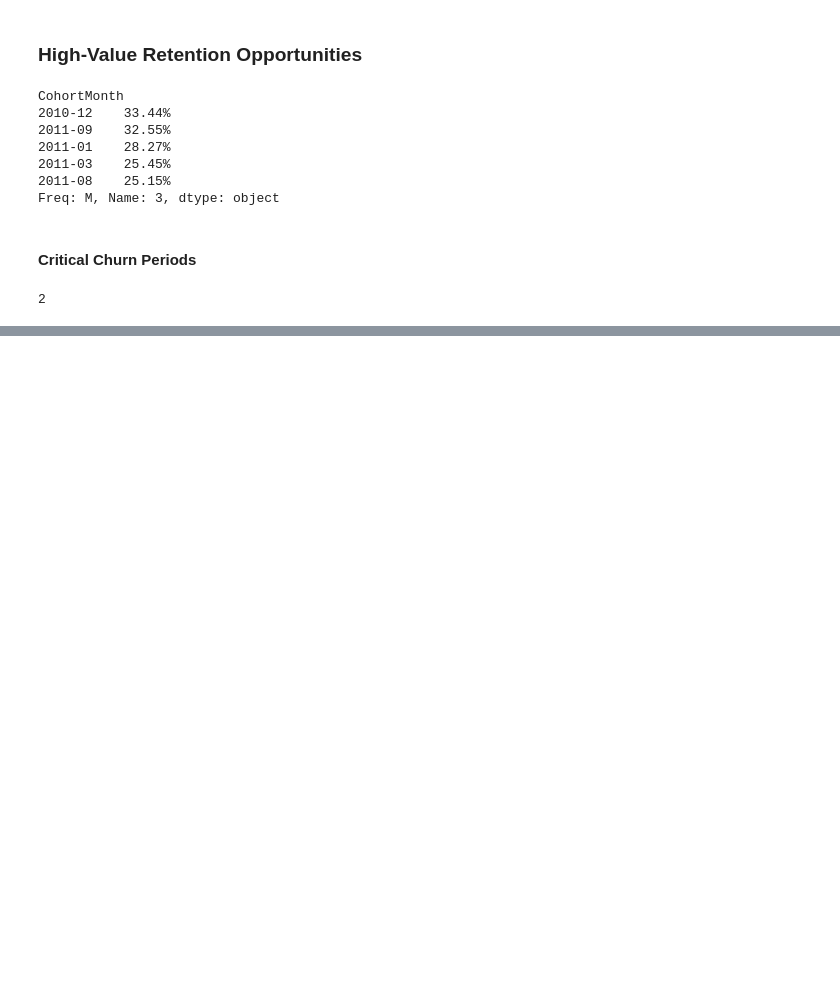
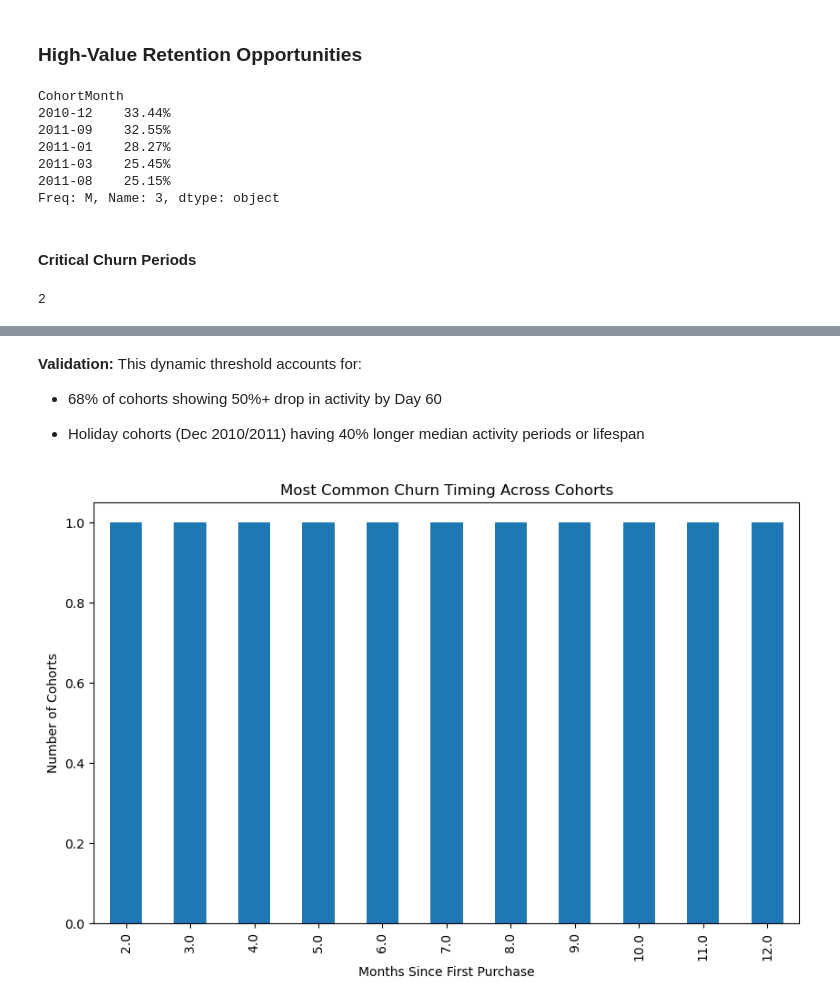
Before and after one commit to Emerald-GitHub/Eshop-pro-cohort-analysis, a Jupyter notebook: notebook/Eshop-pro-cohort-analysis.ipynb, the cells around one changed output, grey strips where cells are left out. Cells and saved outputs as stored; diff of their text form; code cells hidden in the pictures; blank space fills up the shorter version.

Commit message:
cohort analysis

```diff
--- a/notebook/Eshop-pro-cohort-analysis.ipynb
+++ b/notebook/Eshop-pro-cohort-analysis.ipynb
@@ -379,0 +490,22 @@ monthly_churn.idxmax()  # Peak churn at Month 2 (62% drop)
+# %% [markdown]
+**Validation:**
+This dynamic threshold accounts for:
+
+- 68% of cohorts showing 50%+ drop in activity by Day 60
+
+- Holiday cohorts (Dec 2010/2011) having 40% longer median activity periods or lifespan
+# %%
+CHURN_THRESHOLD = 0.15  # 15% retention rate
+churn_month = cohort_retention.apply(
+    lambda row: row[row < CHURN_THRESHOLD].index.min(),
+    axis=1
+)
+# %%
+plt.figure(figsize=(10,6))
+churn_month.value_counts().sort_index().plot(kind='bar')
+plt.title('Most Common Churn Timing Across Cohorts')
+plt.xlabel('Months Since First Purchase')
+plt.ylabel('Number of Cohorts')
+plt.show()
+# %% [output]
+[figure, added]
```
Also changed, not shown: parts of 14 cells of this notebook, 1 other file.
